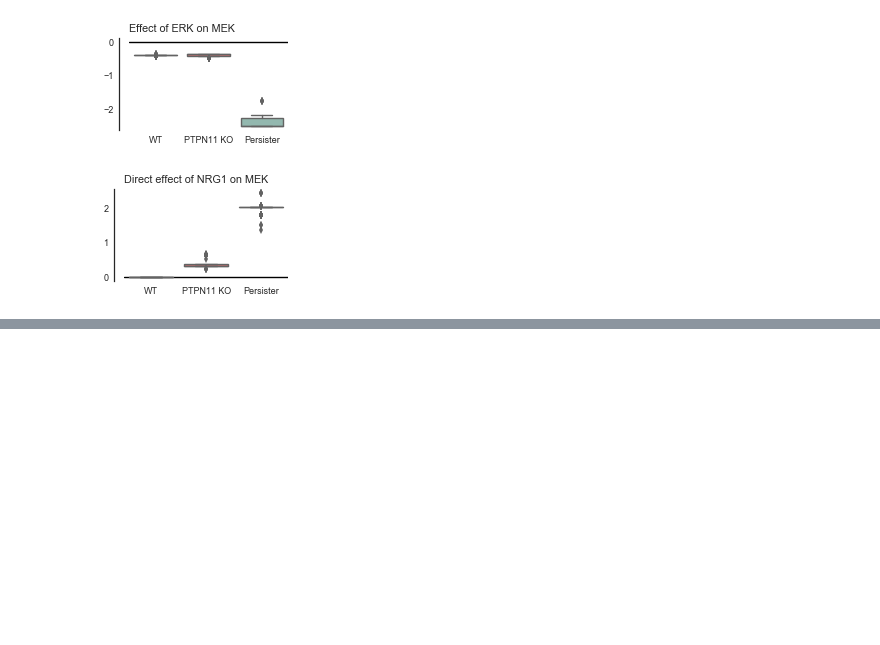
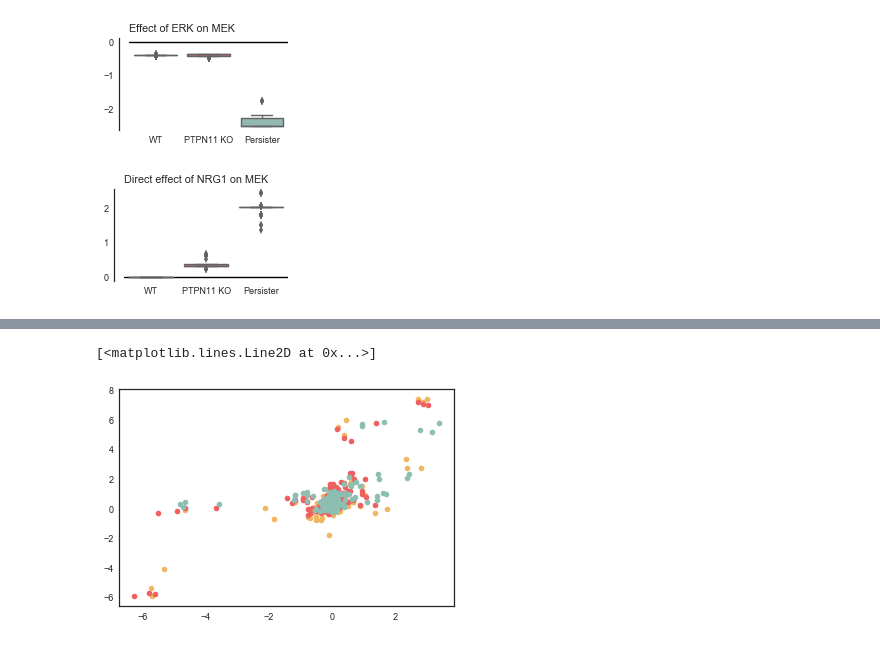
Before and after one commit to NKI-CCB/CNR-analyses, a Jupyter notebook: ptpn11ko-persisters/02-persisters-cnr.ipynb, the cells around one changed output, grey strips where cells are left out. Drawn from its saved outputs; the diff is of its cells as text; code cells hidden in the pictures; blank space fills up the shorter version.

```diff
--- a/ptpn11ko-persisters/02-persisters-cnr.ipynb
+++ b/ptpn11ko-persisters/02-persisters-cnr.ipynb
@@ -452,0 +522,26 @@ plt.tight_layout()
+# %%
+def predict_combo(sol, combo):
+    d = dict()
+    for cl in ["wt", "ko", "pe"]:
+        rpert = pd.DataFrame(index = sol.nodes)
+        rpert[combo] = sol.rpert[cl][combo.split(" + ")].sum(axis = 1)
+        rloc = sol.rloc[cl]
+        mat =  -np.dot(np.linalg.inv(rloc), rpert)
+        d[cl] = pd.DataFrame(mat, index = rpert.index, columns = rpert.columns)
+    return d
+
+
+def loocv_predict(loocv_sols):
+    # Input is list of form combo-name (str), solution (CnrResult)
+    prediction = {
+        'wt': pd.DataFrame(index = loocv_sols[0][1].nodes),
+        'ko': pd.DataFrame(index = loocv_sols[0][1].nodes),
+        'pe': pd.DataFrame(index = loocv_sols[0][1].nodes)
+    }
+
+    for combo, sol in loocv_sols:
+        p = predict_combo(sol, combo)
+        prediction['wt'][combo] = p['wt']
+        prediction['ko'][combo] = p['ko']
+        prediction['pe'][combo] = p['pe']
+    return prediction
@@ -452,0 +553,19 @@ plt.tight_layout()
+# %%
+plt.plot(
+    np.array(loocv_predict(loocv_sols)['wt']).flatten(),
+    np.array(vaco_wt.iloc[:, cols_to_test]).flatten(),
+    'o', color = col_wt
+)
+plt.plot(
+    np.array(loocv_predict(loocv_sols)['ko']).flatten(),
+    np.array(vaco_ko.iloc[:, cols_to_test]).flatten(),
+    'o', color = col_ko
+)
+plt.plot(
+    np.array(loocv_predict(loocv_sols)['pe']).flatten(),
+    np.array().flatten(),
+    'o', color = col_pe
+)
+# %% [output]
+[<matplotlib.lines.Line2D at 0x...>]
+[figure, added]
```
Also changed, not shown: parts of 14 cells of this notebook, 43 other files.
